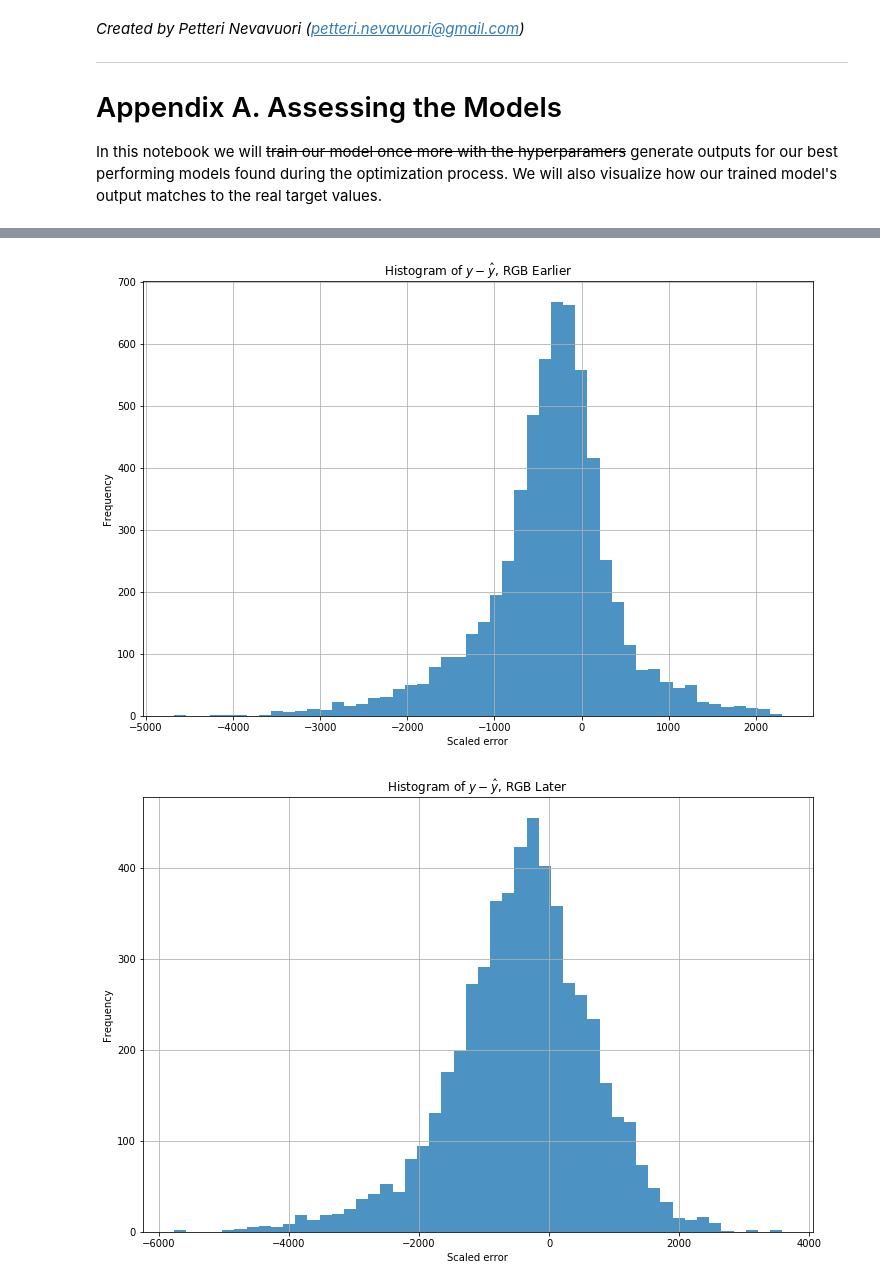
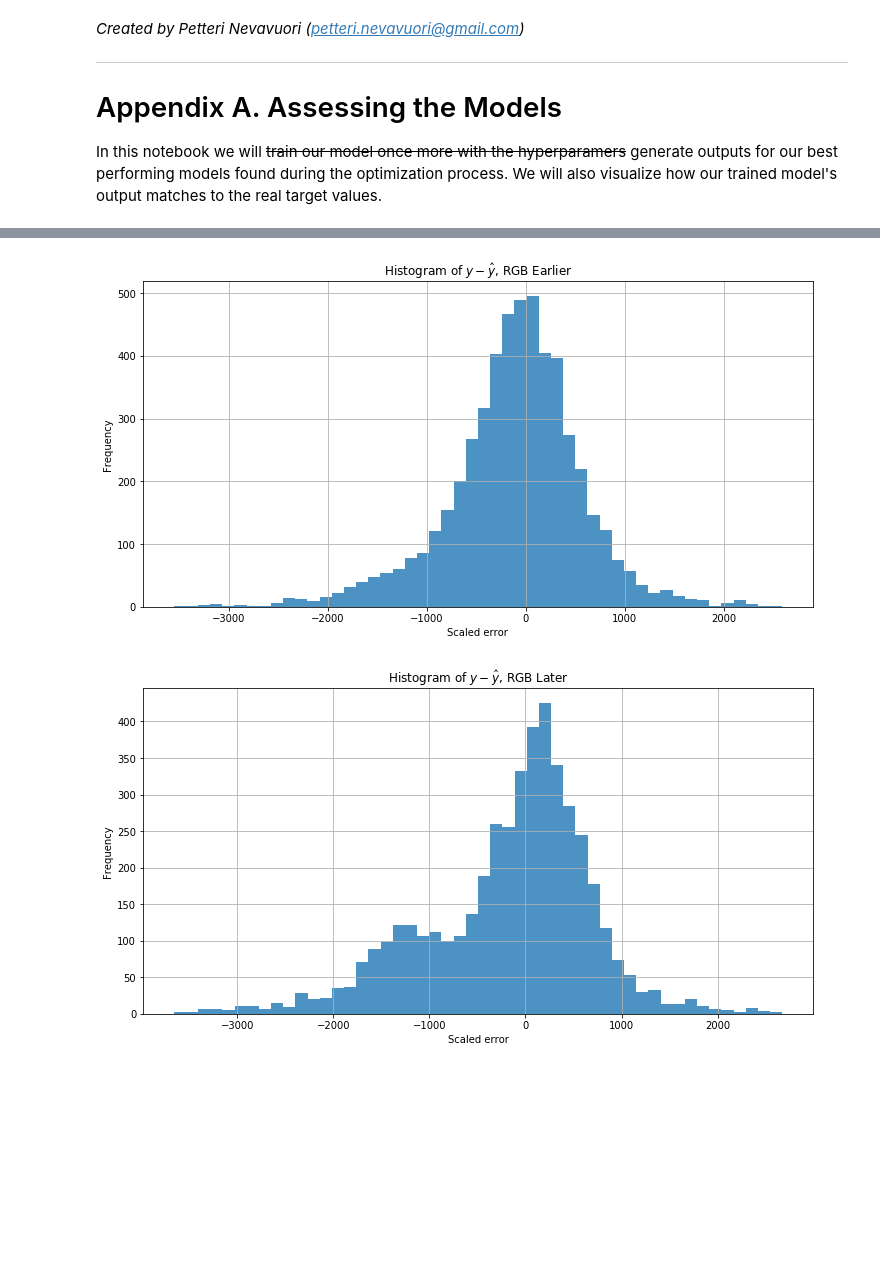
Before and after one commit to CSTEZCAN/crop-yield-cnn, a Jupyter notebook: Appendix A. Assessing the Models.ipynb, the cells around one changed output, grey strips where cells are left out. Drawn from its saved outputs; the diff is of its cells as text; code cells hidden in the pictures; blank space fills up the shorter version.

```diff
--- a/Appendix A. Assessing the Models.ipynb
+++ b/Appendix A. Assessing the Models.ipynb
@@ -13,26 +20,22 @@ import matplotlib.pyplot as plt
 from field_analysis.model.nets.cnn import DroneYieldMeanCNN
 import field_analysis.model.dataset.dataperiod as dp
 
-db_128 = 'field_analysis_40m_128px.db'
-ds_earlier = dp.DroneRGBEarlier(db_128)
-ds_later = dp.DroneRGBLater(db_128)
-
 models_dir = os.path.join(os.getcwd(),'models')
 
 print('Loading DroneYieldMeanCNN for Earlier RGB')
 
-earlier_model_name = '20181121_201256583_Adadelta_3x128x128_10cnn_2fc.pkl'
+earlier_model_name = '20181211_125749864_Adadelta_3x128x128_6cnn_2fc.pkl'
 earlier_model_path = os.path.join(models_dir,earlier_model_name)
-cnn_earlier = DroneYieldMeanCNN(source_bands=3,source_dim=128,cnn_layers=10)
+cnn_earlier = DroneYieldMeanCNN(source_bands=3,source_dim=128,cnn_layers=6)
 cnn_earlier.model_filename = earlier_model_name
 cnn_earlier.model_path = earlier_model_path
 cnn_earlier.load_model()
 
 print('Loading DroneYieldMeanCNN for Later RGB')
 
-later_model_name = '20181121_221638527_Adadelta_3x128x128_10cnn_2fc.pkl'
+later_model_name = '20181212_015347366_Adadelta_3x128x128_6cnn_2fc.pkl'
 later_model_path = os.path.join(models_dir,later_model_name)
-cnn_later = DroneYieldMeanCNN(source_bands=3,source_dim=128,cnn_layers=10)
+cnn_later = DroneYieldMeanCNN(source_bands=3,source_dim=128,cnn_layers=6)
 cnn_later.model_filename = later_model_name
 cnn_later.model_path = later_model_path
 cnn_later.load_model()
@@ -56 +118,4 @@ def produce_output(cnn, dataset):
     return df
+# %%
+out_earlier = produce_output(cnn_earlier, dataperiods_earlier,'earlier')
+out_later = produce_output(cnn_later, dataperiods_later,'later')
@@ -57,10 +126,9 @@ def produce_output(cnn, dataset):
 # %%
-out_earlier = produce_output(cnn_earlier, ds_earlier)
-out_later = produce_output(cnn_later, ds_later)
-
-out_earlier.plot(kind='hist',figsize=(12,8),grid=True,bins=50,alpha=0.8,range=(1500,15000),
-                 title='Histograms of true and predicted target values, RGB Earlier')
-out_later.plot(kind='hist',figsize=(12,8),grid=True,bins=50,alpha=0.8,range=(1500,15000),
-                 title='Histograms of true and predicted target values, RGB Later')
+out_earlier[['y_true','y_pred']].plot.hist(
+    figsize=(12,6),grid=True,bins=50,alpha=0.8,xlim=(1500,15000),
+    title='Histograms of true and predicted target values, RGB Earlier')
+out_later[['y_true','y_pred']].plot.hist(
+    figsize=(12,6),grid=True,bins=50,alpha=0.8,xlim=(1500,15000),
+    title='Histograms of true and predicted target values, RGB Later')
 # %% [output]
 <matplotlib.axes._subplots.AxesSubplot at 0x...>
@@ -69,18 +137,18 @@ out_later.plot(kind='hist',figsize=(12,8),grid=True,bins=50,alpha=0.8,range=(150
 # %%
 (out_earlier.y_true-out_earlier.y_pred).plot(
-    kind='hist',figsize=(12,8),grid=True,bins=50,alpha=0.8,
+    kind='hist',figsize=(12,6),grid=True,bins=50,alpha=0.8,
     title='Histogram of $y-\hat{y}$, RGB Earlier')
 plt.xlabel('Scaled error')
 plt.show()
 
 (out_later.y_true-out_later.y_pred).plot(
-    kind='hist',figsize=(12,8),grid=True,bins=50,alpha=0.8,
+    kind='hist',figsize=(12,6),grid=True,bins=50,alpha=0.8,
     title='Histogram of $y-\hat{y}$, RGB Later')
 plt.xlabel('Scaled error')
 plt.show()
 # %% [output]
-[figure, old version]
+[figure, new version]
-[figure, old version]
+[figure, new version]
 # %%
 ((out_earlier.y_true-out_earlier.y_pred)/out_earlier.y_true).plot(
     kind='hist',figsize=(12,8),grid=True,bins=50,alpha=0.8,
```
Also changed, not shown: parts of 10 cells of this notebook, 4 other files.
